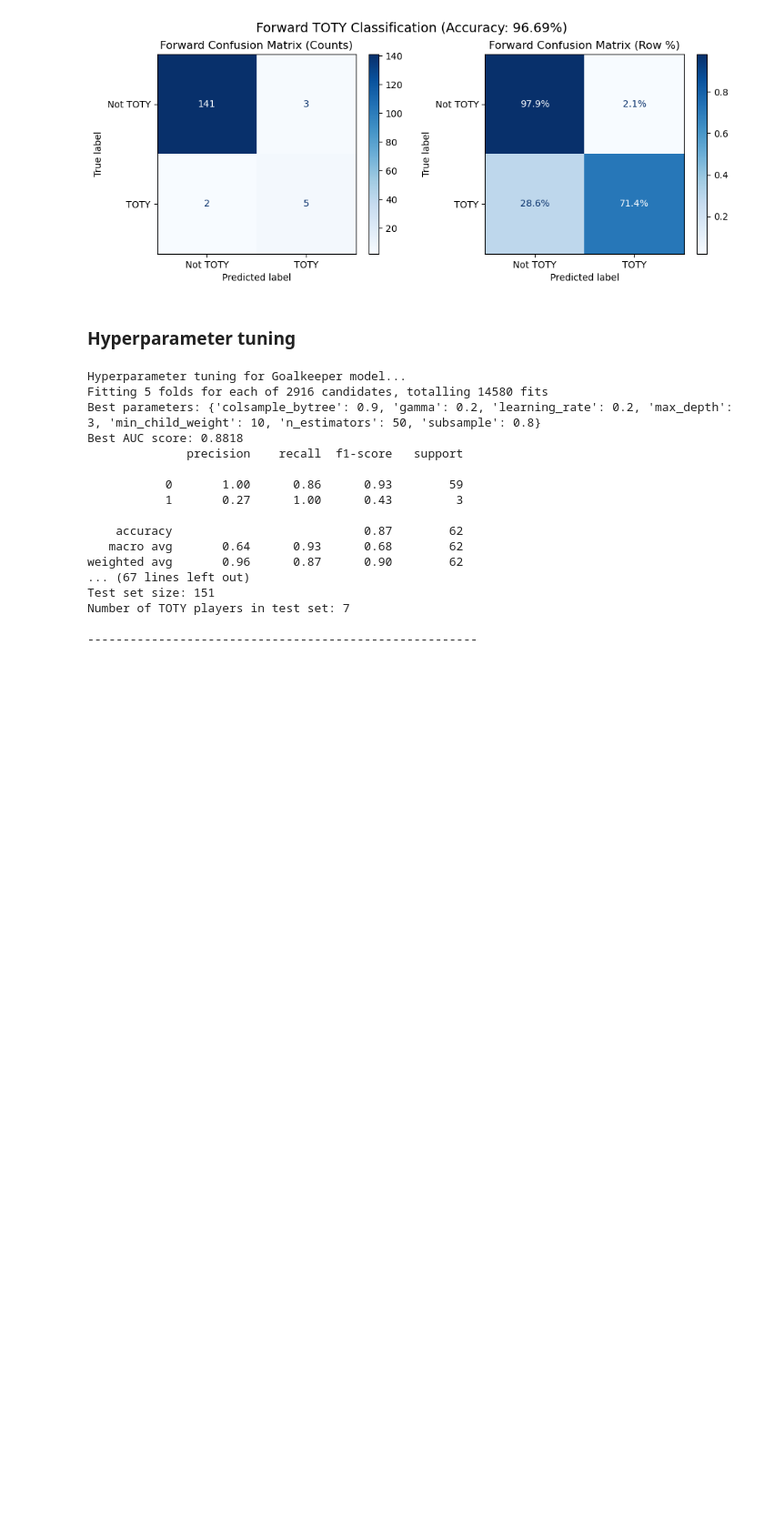
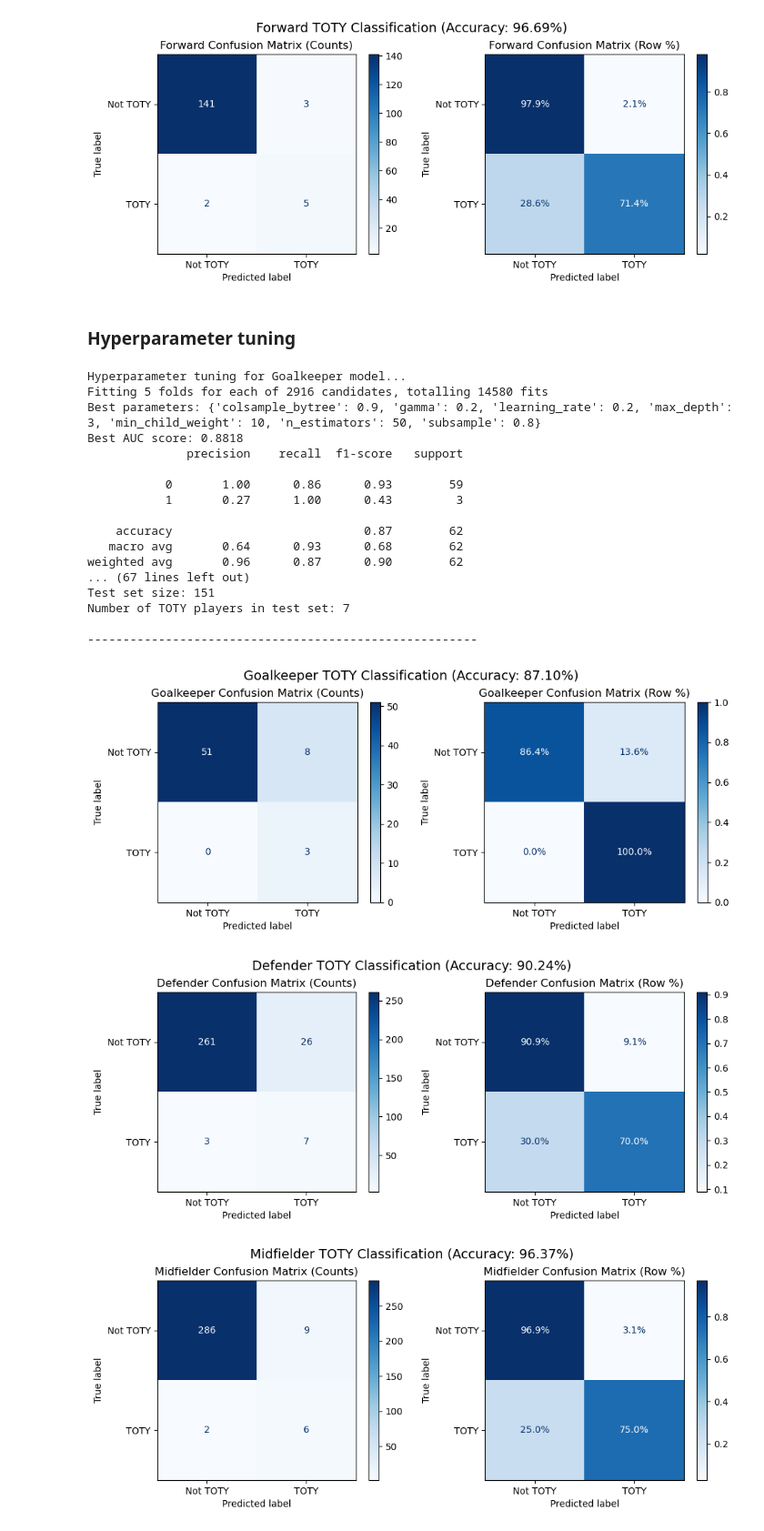
Before and after one commit to wake-up-sid/toty-prediction, a Jupyter notebook: toty-prediction-model.ipynb, the cells around one changed output. Shown at 91% size. Saved outputs shown, nothing was run; the diff lists cells and outputs as text; code cells hidden in the pictures; blank space fills up the shorter version.

Commit message:
confusion matrix after hpm tuning

```diff
--- a/toty-prediction-model.ipynb
+++ b/toty-prediction-model.ipynb
@@ -332,6 +332,7 @@ param_grid = {
         'colsample_bytree': [0.8, 0.9, 1.0]
     }
 
+new_model_results = {}
 
 for position, results in model_results.items():
 
@@ -391,7 +392,7 @@ for position, results in model_results.items():
     }).sort_values('Importance', ascending=False)
 
 
-    model_results[position] = {
+    new_model_results[position] = {
             'classifier': best_classifier,
             'train_data': [X_train_scaled, y_train],
             'test_data': [X_test_scaled, y_test],
@@ -426,3 +427,32 @@ Test set size: 151
 Number of TOTY players in test set: 7
 
 -------------------------------------------------------
+# %%
+for position, results in new_model_results.items():
+
+        y_test = results['test_data'][1]
+        y_pred = results['prediction']
+
+        cm = confusion_matrix(y_test, y_pred)
+        cm_percent = cm.astype('float') / cm.sum(axis=1)[:, np.newaxis]
+
+        fig, ax = plt.subplots(1, 2, figsize=(10, 4))
+
+        disp = ConfusionMatrixDisplay(confusion_matrix=cm, display_labels=['Not TOTY', 'TOTY'])
+        disp.plot(ax=ax[0], cmap='Blues', values_format='d')
+        ax[0].set_title(f'{position} Confusion Matrix (Counts)')
+
+        disp = ConfusionMatrixDisplay(confusion_matrix=cm_percent, display_labels=['Not TOTY', 'TOTY'])
+        disp.plot(ax=ax[1], cmap='Blues', values_format='.1%')
+        ax[1].set_title(f'{position} Confusion Matrix (Row %)')
+
+        # Add overall accuracy as text
+        accuracy = np.trace(cm) / np.sum(cm)
+        fig.suptitle(f'{position} TOTY Classification (Accuracy: {accuracy:.2%})', fontsize=14)
+
+        plt.tight_layout()
+        plt.show()
+# %% [output]
+[figure, added]
+[figure, added]
+[figure, added]
```
Also changed, not shown: parts of 1 cell of this notebook.
